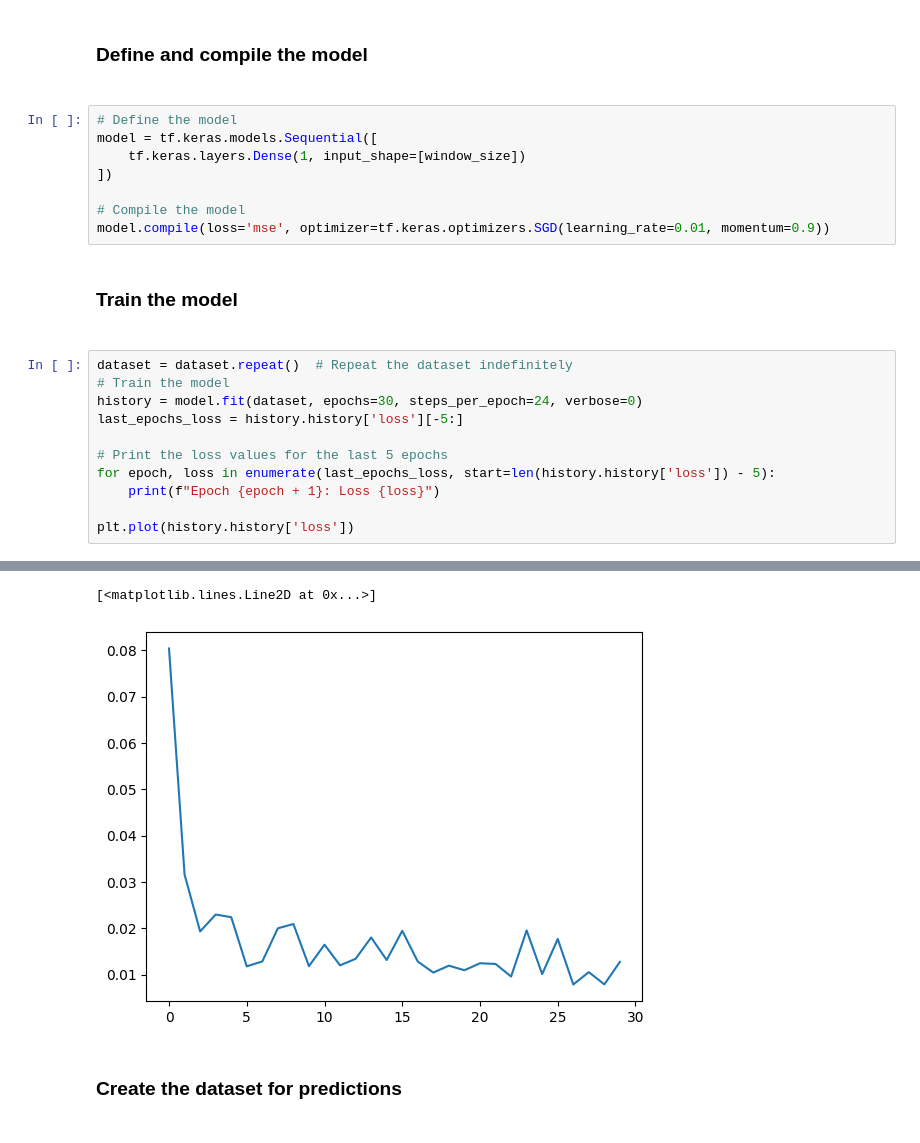
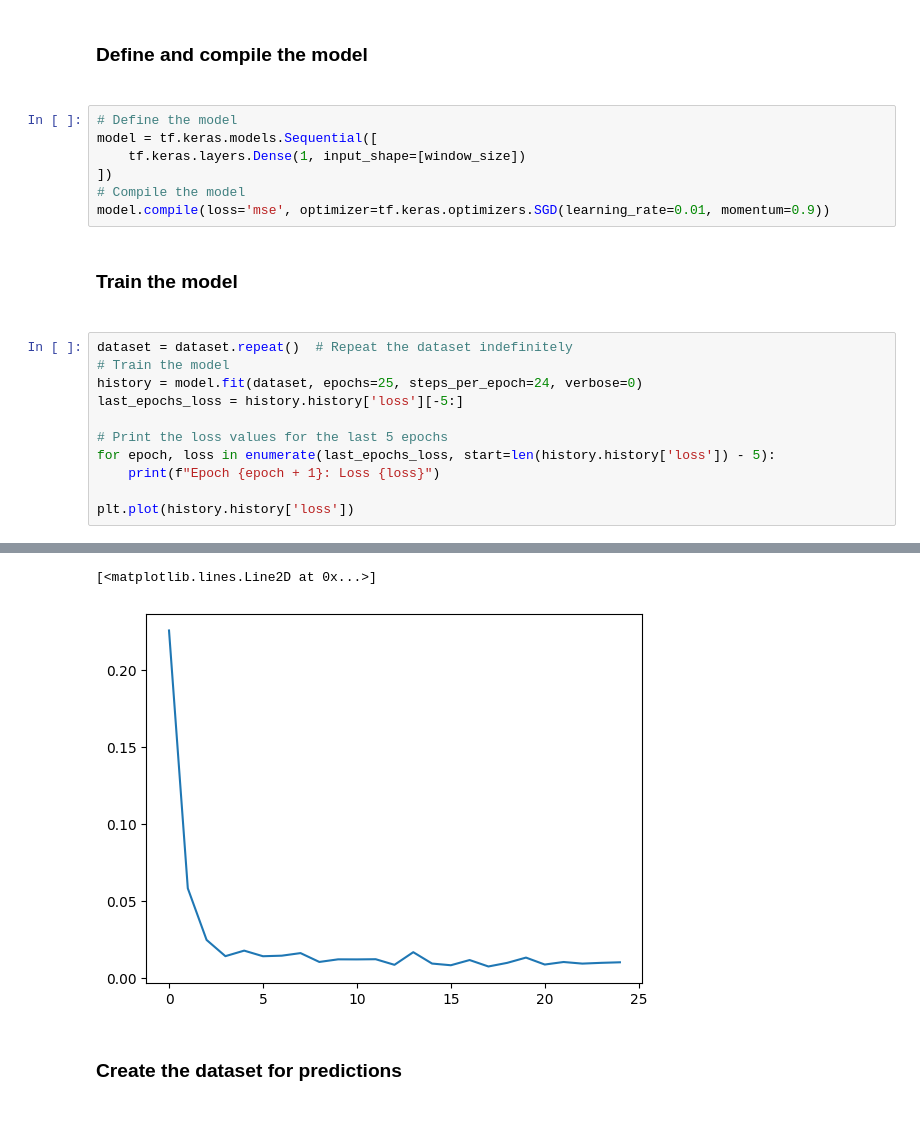
Before and after one commit to perviz822/amazon_stock_price_predictor, a Jupyter notebook: single_layer_neural_network.ipynb, the cells around one changed output, grey strips where cells are left out. Cells and saved outputs as stored; diff of their text form.

```diff
--- a/single_layer_neural_network.ipynb
+++ b/single_layer_neural_network.ipynb
@@ -218,7 +218,6 @@ dataset = windowed_dataset(training_df, window_size, batch_size, shuffle_buffer)
 model = tf.keras.models.Sequential([
     tf.keras.layers.Dense(1, input_shape=[window_size])
 ])
-
 # Compile the model
 model.compile(loss='mse', optimizer=tf.keras.optimizers.SGD(learning_rate=0.01, momentum=0.9))
 # %% [markdown]
@@ -226,7 +225,7 @@ model.compile(loss='mse', optimizer=tf.keras.optimizers.SGD(learning_rate=0.01,
 # %%
 dataset = dataset.repeat()  # Repeat the dataset indefinitely
 # Train the model
-history = model.fit(dataset, epochs=30, steps_per_epoch=24, verbose=0)
+history = model.fit(dataset, epochs=25, steps_per_epoch=24, verbose=0)
 last_epochs_loss = history.history['loss'][-5:]
 
 # Print the loss values for the last 5 epochs
@@ -243,5 +242,5 @@ Epoch 30: Loss 0.012762721627950668
 [<matplotlib.lines.Line2D at 0x...>]
-[figure, old version]
+[figure, new version]
 # %% [markdown]
 <h3> Create the dataset for predictions <h3>
 # %%
```
Also changed, not shown: parts of 7 cells of this notebook, 1 other file.
